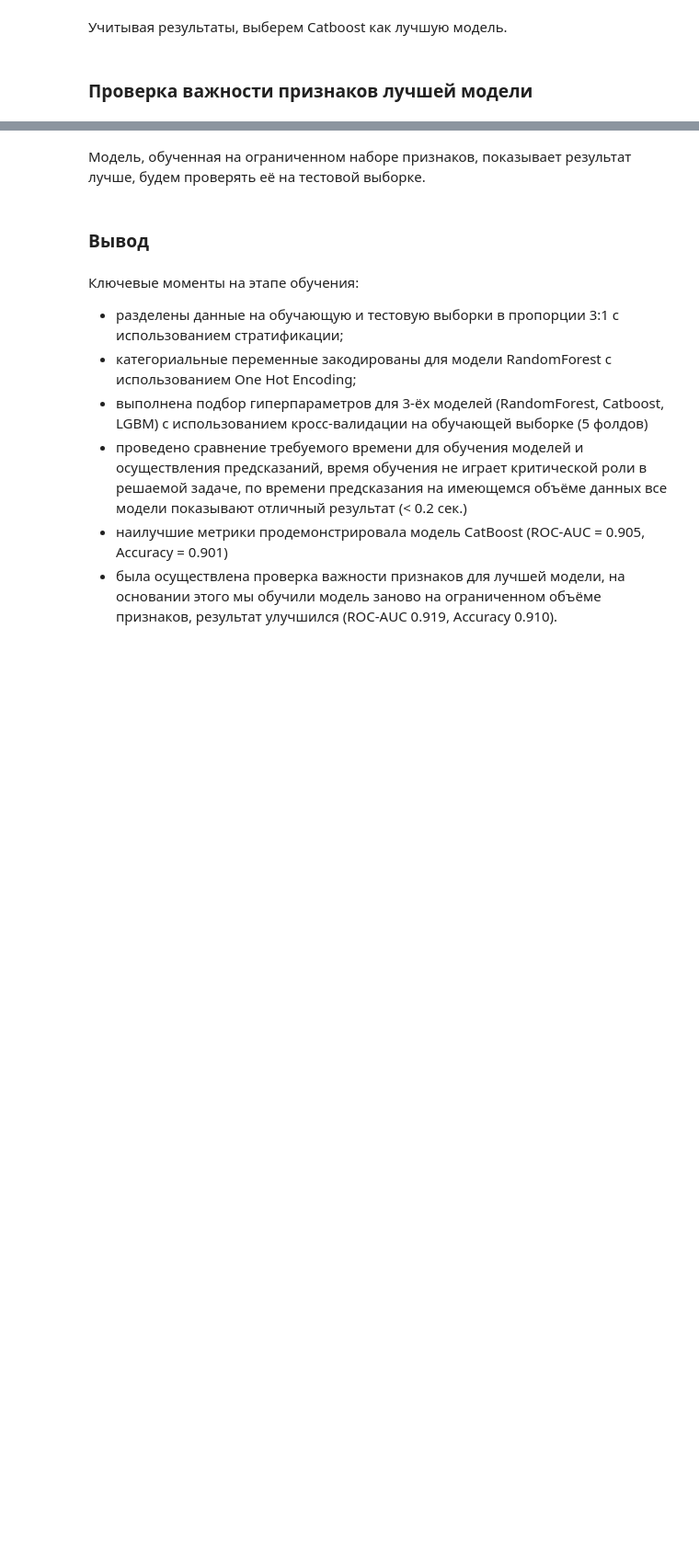
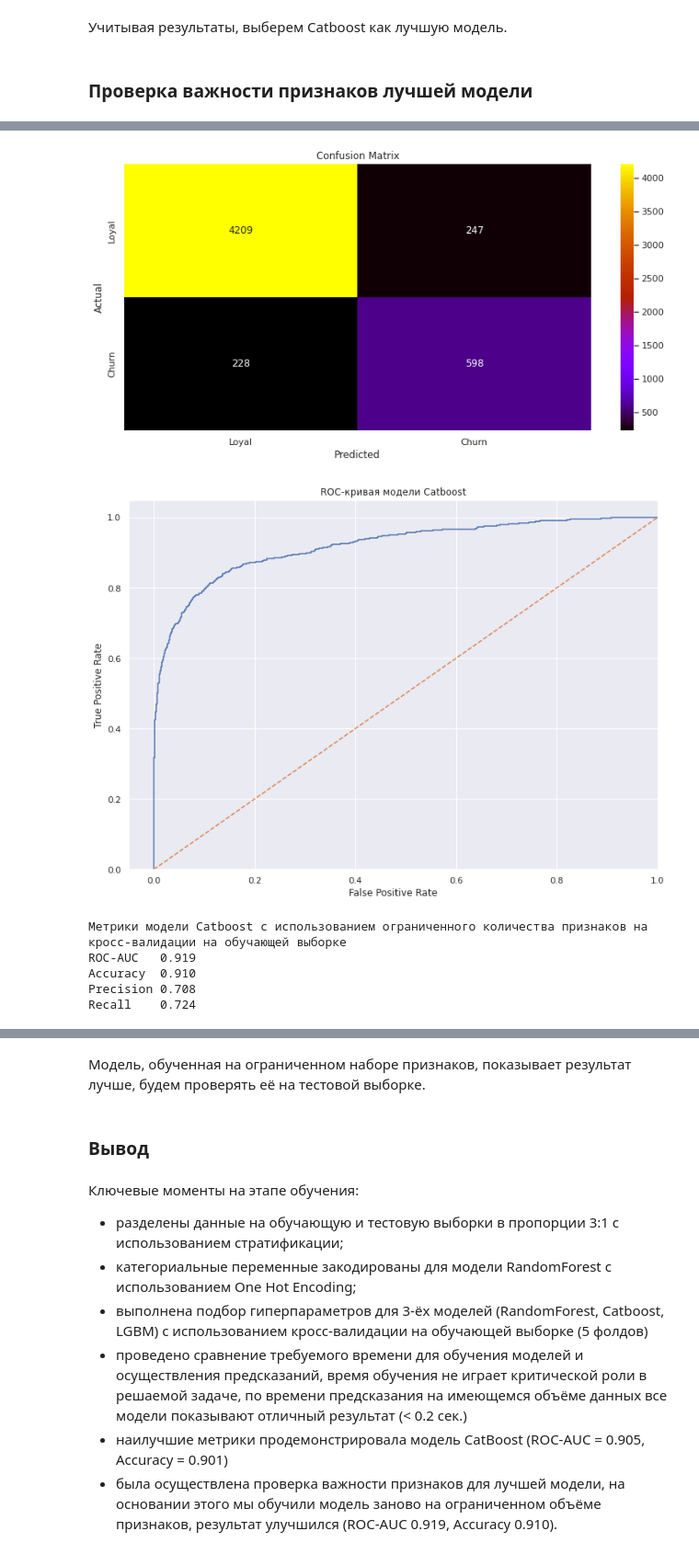
Before and after one commit to Shilenkovv/yandex_practicum_ds_projects, a Jupyter notebook: 13_telecom_churn_prediction/telecom_churn_prediction.ipynb, the cells around one changed output, grey strips where cells are left out. Shown at 92% size. Saved outputs shown, nothing was run; the diff lists cells and outputs as text; code cells hidden in the pictures; blank space fills up the shorter version.

```diff
--- a/13_telecom_churn_prediction/telecom_churn_prediction.ipynb
+++ b/13_telecom_churn_prediction/telecom_churn_prediction.ipynb
@@ -837,7 +1088,14 @@ cb_params['cat_features'] = cat_features
 # %%
 model = CatBoostClassifier(**cb_params, **best_params_cb)
 # %%
-name = 'Catboost'
-actual_classes_cb_lf, predicted_classes_cb_lf, predicted_proba_cb_lf, rocauc, accuracy, precision, recall = cross_val_predict(model, kfold, train[X_new], train[y], 'с использованием ограниченного количества признаков на кросс-валидации на обучающей')
+rocauc, accuracy, precision, recall = plot_cm_rocauc('Catboost', actual_classes_cb_lf, predicted_classes_cb_lf, predicted_proba_cb_lf, 'с использованием ограниченного количества признаков на кросс-валидации на обучающей')
+# %% [output]
+[figure, added]
+[figure, added]
+Метрики модели Catboost с использованием ограниченного количества признаков на кросс-валидации на обучающей выборке
+ROC-AUC   0.919
+Accuracy  0.910
+Precision 0.708
+Recall    0.724
 # %%
 results.iloc[1:2,:4]
```
Also changed, not shown: parts of 59 cells of this notebook.
